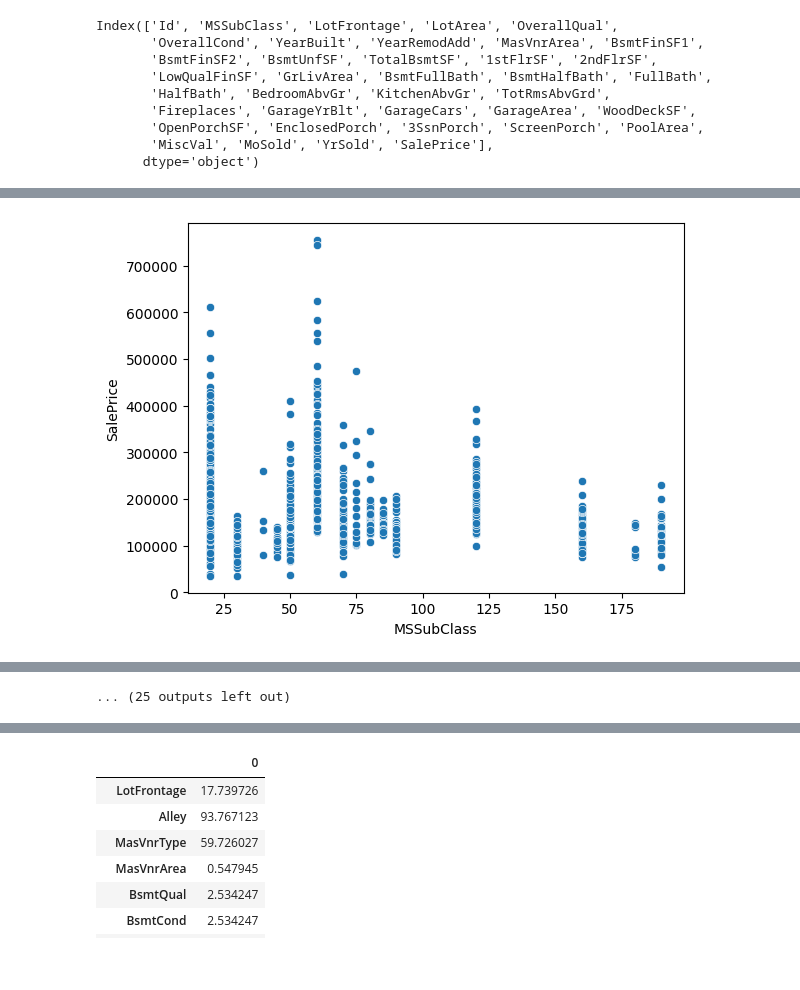
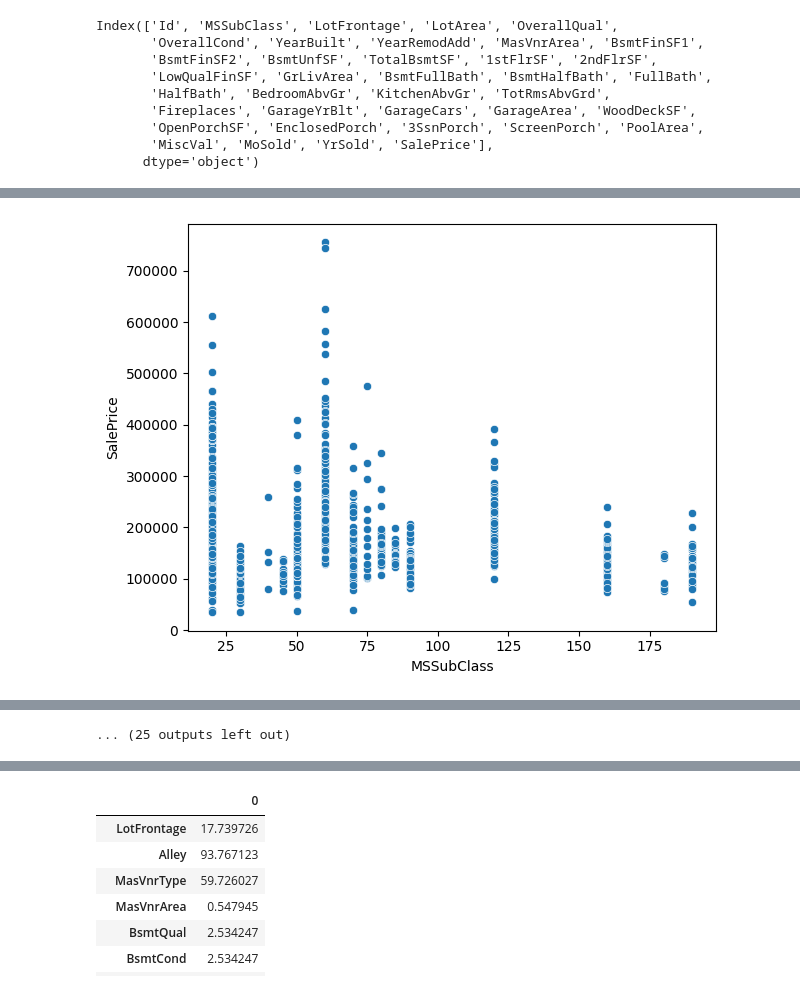
Before and after one commit to habiba-darwish/Housing-Prices-Prediction-using-Machine-Learning, a Jupyter notebook: dataset_preprocessing.ipynb, the cells around one changed output, grey strips where cells are left out. Drawn from its saved outputs; the diff is of its cells as text; code cells hidden in the pictures; blank space fills up the shorter version.

```diff
--- a/dataset_preprocessing.ipynb
+++ b/dataset_preprocessing.ipynb
@@ -62,5 +62,6 @@ dataset.describe(include='object')
 # %%
 for i in dataset.select_dtypes(include= "number").columns:
   sns.histplot(data=dataset,x=i)
+  plt.tight_layout()
   plt.show()
 # %% [output]
@@ -80,5 +81,6 @@ for i in dataset.select_dtypes(include= "number").columns:
 # %%
 for i in dataset.select_dtypes(include= "number").columns:
   sns.boxplot(data=dataset,x=i)
+  plt.tight_layout()
   plt.show()
 # %% [output]
@@ -114,5 +116,6 @@ Index(['Id', 'MSSubClass', 'LotFrontage', 'LotArea', 'OverallQual',
 # %%
 for i in numeric_features:
     sns.scatterplot(data=dataset, x=i, y='SalePrice')
+    plt.tight_layout()
     plt.show()
 # %% [output]
@@ -120 +123 @@ for i in numeric_features:
-[figure, old version]
+[figure, new version]
```
Also changed, not shown: parts of 23 cells of this notebook.
